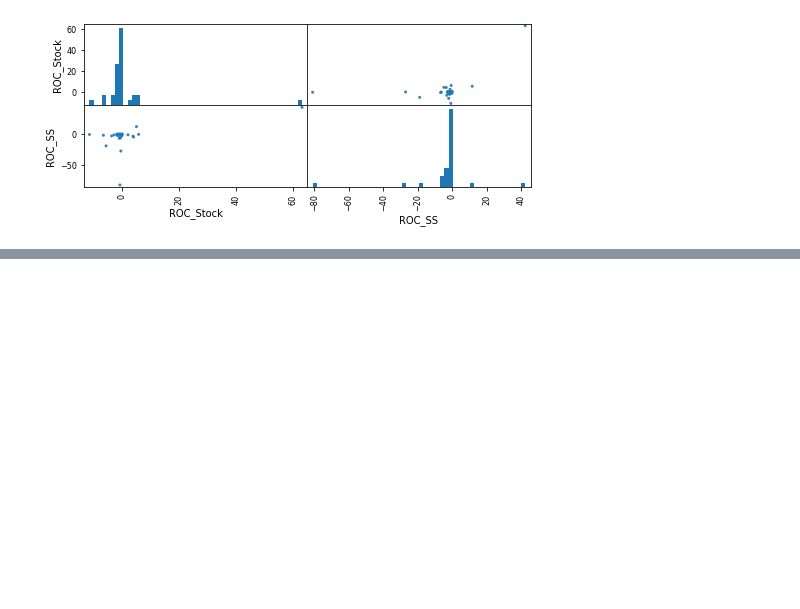
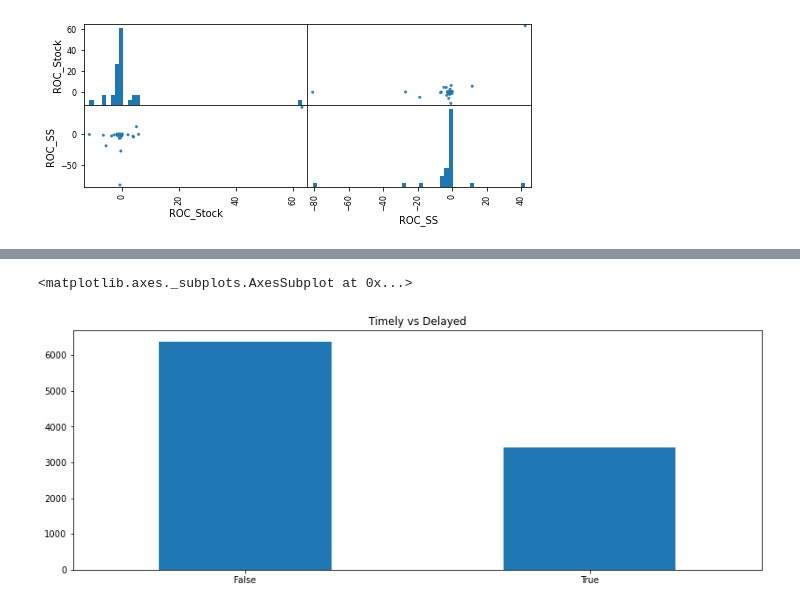
Before and after one commit to lukeyuan31/Churn_Visulization, a Jupyter notebook: Stock and Supermarket.ipynb, the cells around one changed output, grey strips where cells are left out. Cells and saved outputs as stored; diff of their text form; code cells hidden in the pictures; blank space fills up the shorter version.

```diff
--- a/Stock and Supermarket.ipynb
+++ b/Stock and Supermarket.ipynb
@@ -209,0 +234,14 @@ smdf.rename(columns = { 'Order Date' : 'order_date', 'Ship Date' : 'ship_date',
+# %%
+smdf['order_date'] = pd.to_datetime(smdf['order_date'], dayfirst = True)
+smdf['ship_date'] = pd.to_datetime(smdf['ship_date'], dayfirst = True)
+smdf['shipment_in_days'] = smdf['ship_date'] - smdf['order_date']
+smdf['shipment_in_days'] = smdf['shipment_in_days'].dt.days
+smdf['is_delay'] = [True if s > 5 else False for s in smdf['shipment_in_days']]
+smdf['is_delay']
+smdf['is_delay'].value_counts().plot(kind = 'bar',
+           figsize = (14,5),
+           title = 'Timely vs Delayed',
+           rot = 0)
+# %% [output]
+<matplotlib.axes._subplots.AxesSubplot at 0x...>
+[figure, added]
```
Also changed, not shown: parts of 4 cells of this notebook.
